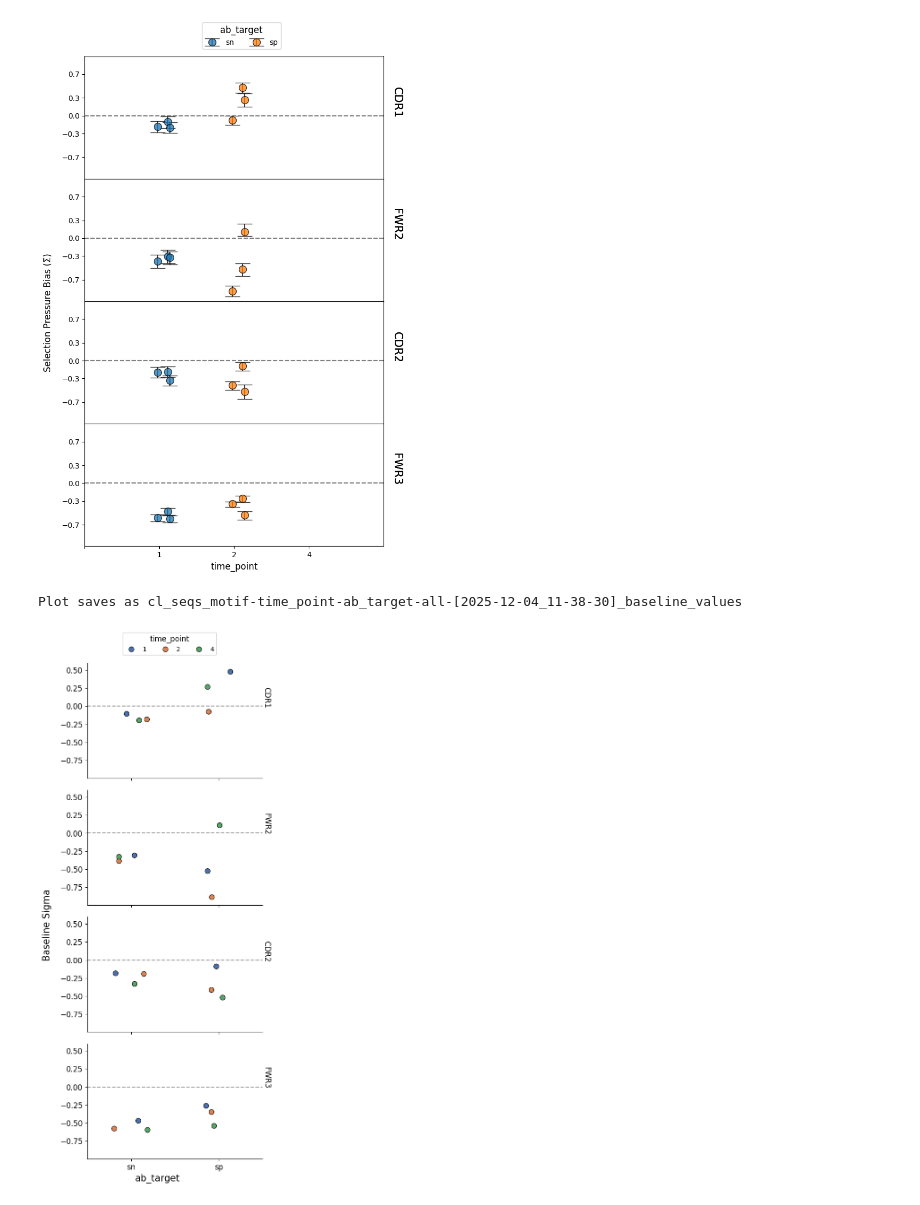
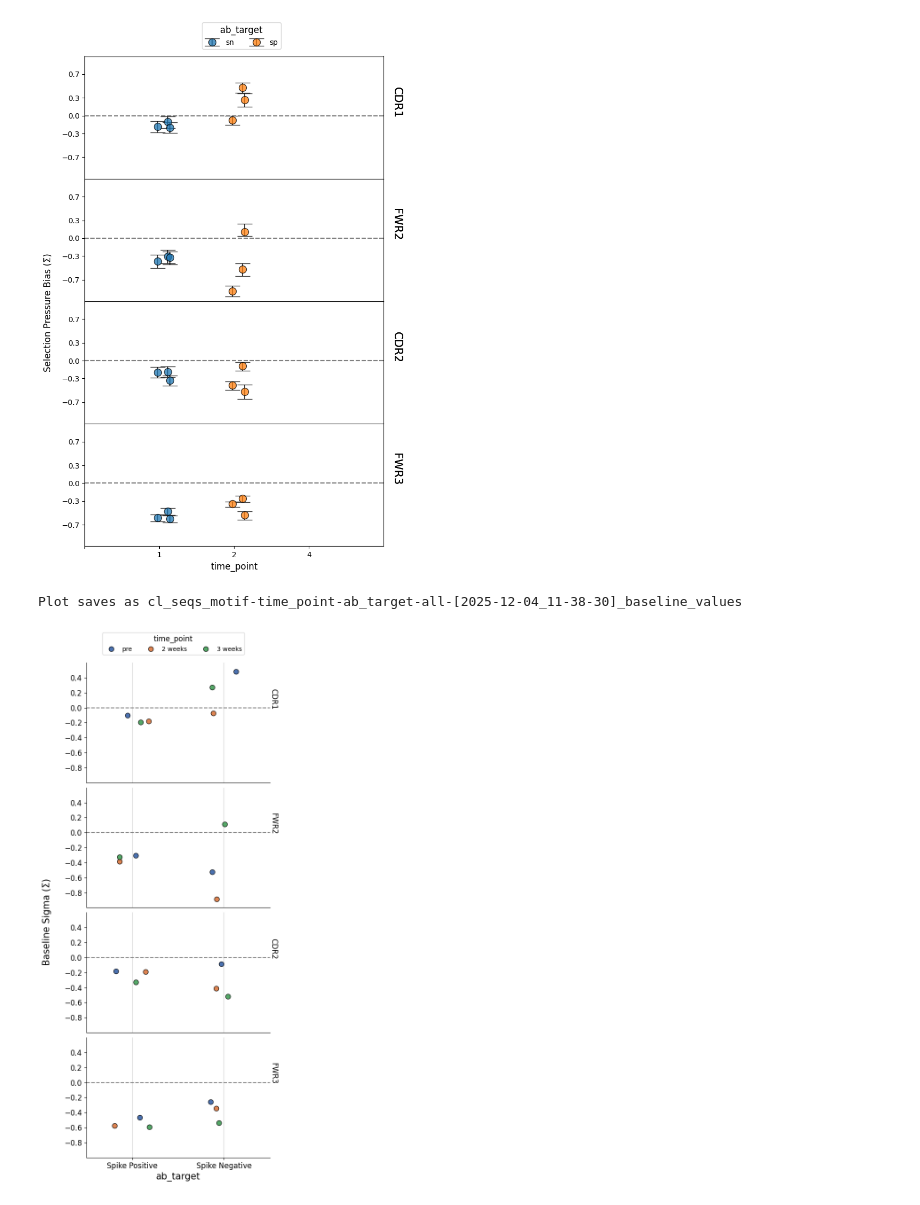
Before and after one commit to dani-f99/selection_pressure_vis, a Jupyter notebook: selection_pressure_vis.ipynb, the cells around one changed output. Saved outputs shown, nothing was run; the diff lists cells and outputs as text; code cells hidden in the pictures.

Commit message:
Improved sns scatter plot, changed gitignore, added exmaple data input in figures output

```diff
--- a/selection_pressure_vis.ipynb
+++ b/selection_pressure_vis.ipynb
@@ -17,14 +18,18 @@ for dataset in [datasets_input[0]]:
 # %% [output]
 [figure]
 # %%
-scatter_colored(df_path=datasets_input[0],
-                group_by="ab_target",
-                color_by="time_point",
-                ylim=(-1,0.6),
-                save_fig=True)
+# Plotting the data
+scatter_colored(df_path = datasets_input[0],
+                group_by = "ab_target",
+                color_by = "time_point",
+                ylim = (-1,0.6),
+                save_fig = True,
+                map_cols = {"ab_target":{"sn":"Spike Positive", "sp": "Spike Negative"},
+                           "time_point":{1:"pre", 2: "2 weeks", 4:"3 weeks"}}
+                           )
 # %% [output]
 Plot saves as cl_seqs_motif-time_point-ab_target-all-[2025-12-04_11-38-30]_baseline_values
-[figure, old version]
+[figure, new version]
 # %%
 # Report of the number of unique clones and sequences for each sub-group
 if False:
```
Also changed, not shown: parts of 1 cell of this notebook, 3 other files.
